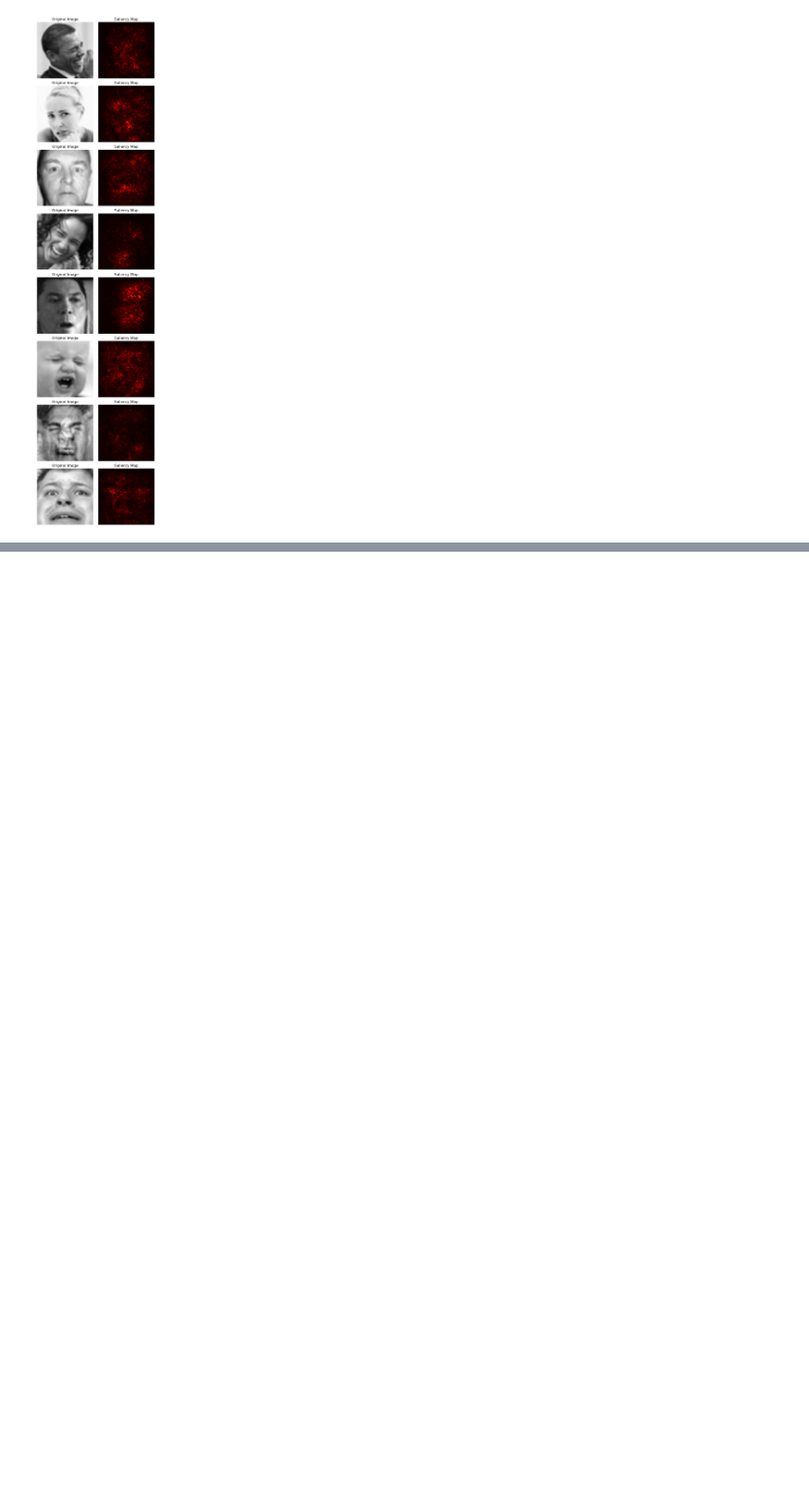
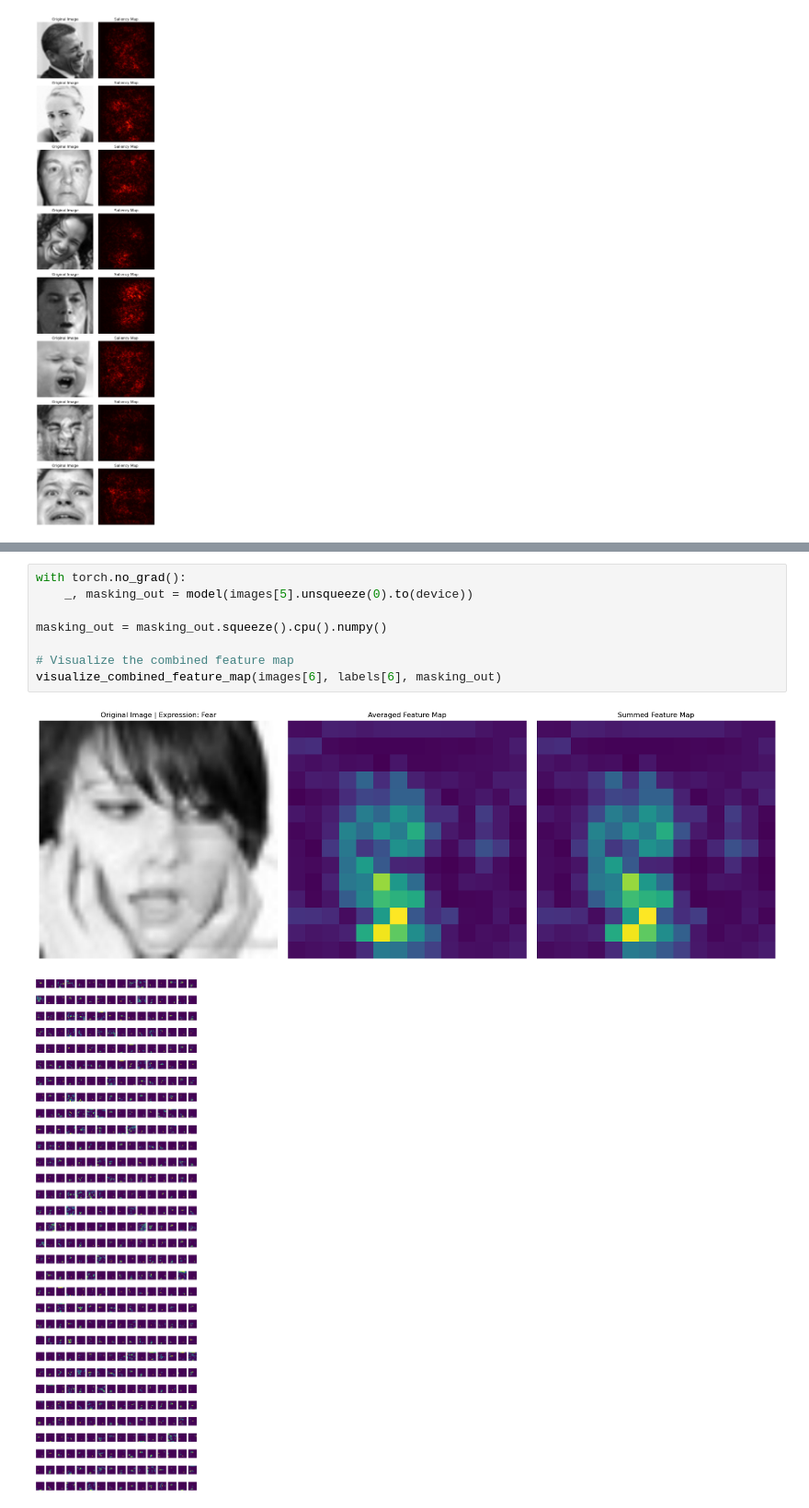
Before and after one commit to beamsbe97/FER_ModernAI, a Jupyter notebook: RMN (Batch 8 LR 0.00055).ipynb, the cells around one changed output, grey strips where cells are left out. Shown at 92% size. Saved outputs shown, nothing was run; the diff lists cells and outputs as text; blank space fills up the shorter version.

```diff
--- a/RMN (Batch 8 LR 0.00055).ipynb
+++ b/RMN (Batch 8 LR 0.00055).ipynb
@@ -349,0 +350,11 @@ visualize_combined_feature_map(images[1], masking_out)
+# %%
+with torch.no_grad():
+    _, masking_out = model(images[5].unsqueeze(0).to(device))
+
+masking_out = masking_out.squeeze().cpu().numpy()
+
+# Visualize the combined feature map
+visualize_combined_feature_map(images[6], labels[6], masking_out)
+# %% [output]
+[figure, added]
+[figure, added]
```
Also changed, not shown: parts of 4 cells of this notebook.
